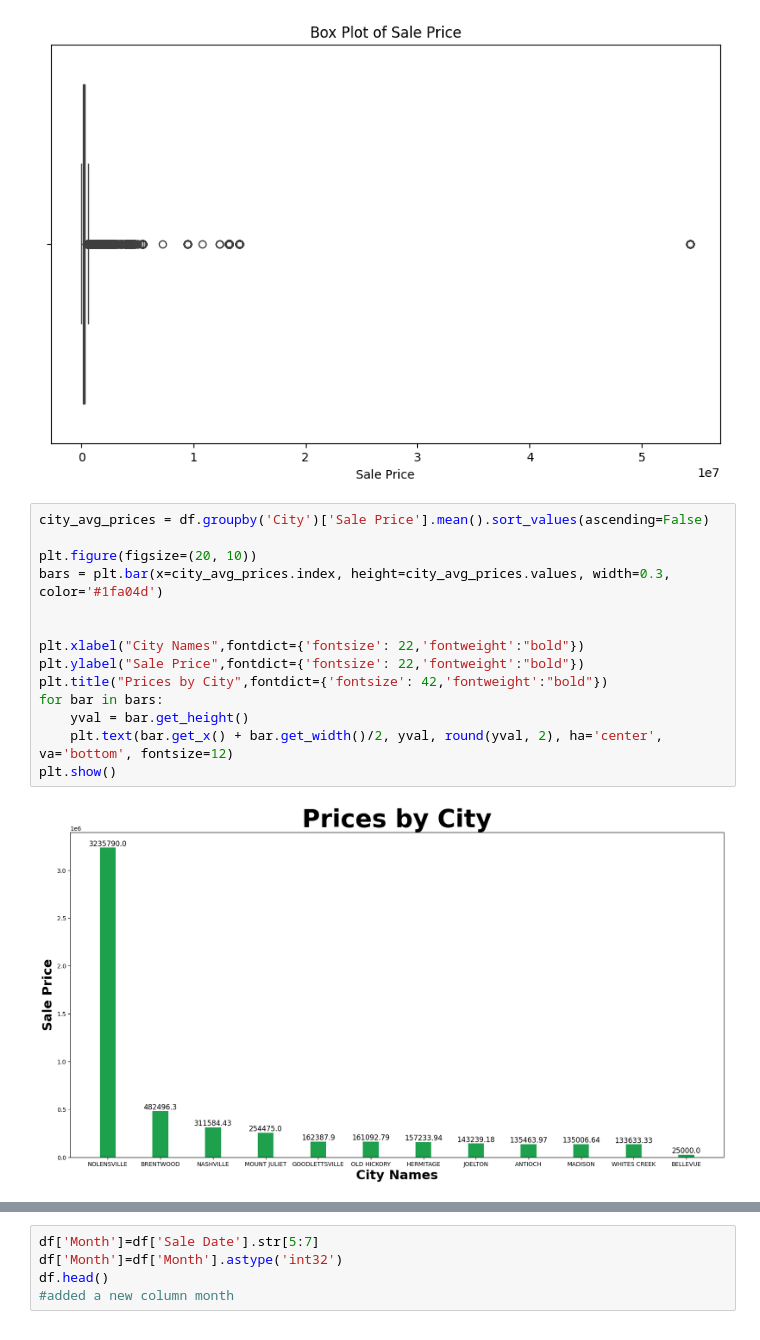
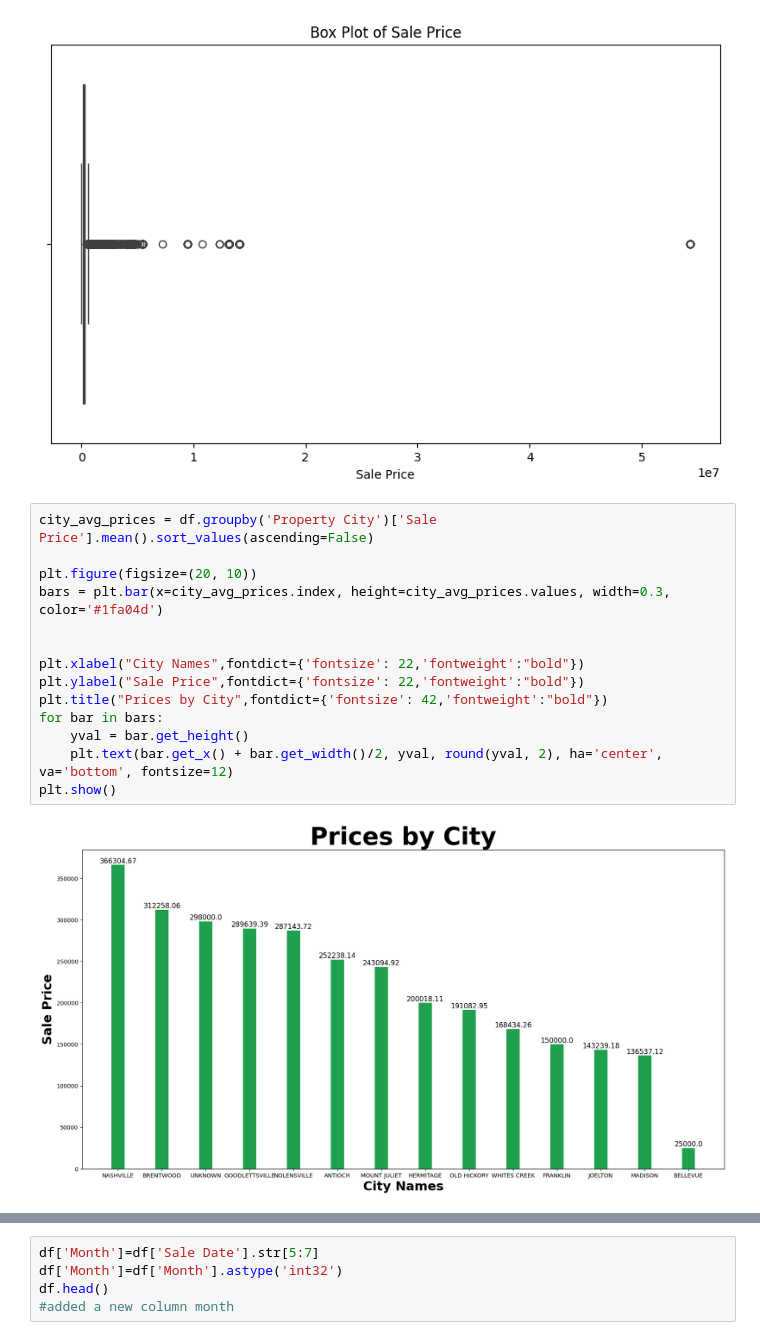
Before and after one commit to msorrell3/pythonCollaboration, a Jupyter notebook: pythonCollab.ipynb, the cells around one changed output, grey strips where cells are left out. Drawn from its saved outputs; the diff is of its cells as text.

```diff
--- a/pythonCollab.ipynb
+++ b/pythonCollab.ipynb
@@ -192,19 +192,19 @@ plt.show()
 # %% [output]
 [figure]
 # %%
-city_avg_prices = df.groupby('City')['Sale Price'].mean().sort_values(ascending=False)
+city_avg_prices = df.groupby('Property City')['Sale Price'].mean().sort_values(ascending=False)
 
 plt.figure(figsize=(20, 10))
 bars = plt.bar(x=city_avg_prices.index, height=city_avg_prices.values, width=0.3, color='#1fa04d')
 
 
 plt.xlabel("City Names",fontdict={'fontsize': 22,'fontweight':"bold"})
 plt.ylabel("Sale Price",fontdict={'fontsize': 22,'fontweight':"bold"})
 plt.title("Prices by City",fontdict={'fontsize': 42,'fontweight':"bold"})
 for bar in bars:
     yval = bar.get_height()
     plt.text(bar.get_x() + bar.get_width()/2, yval, round(yval, 2), ha='center', va='bottom', fontsize=12)
 plt.show()
 # %% [output]
-[figure, old version]
+[figure, new version]
 # %%
```
Also changed, not shown: parts of 5 cells of this notebook.
